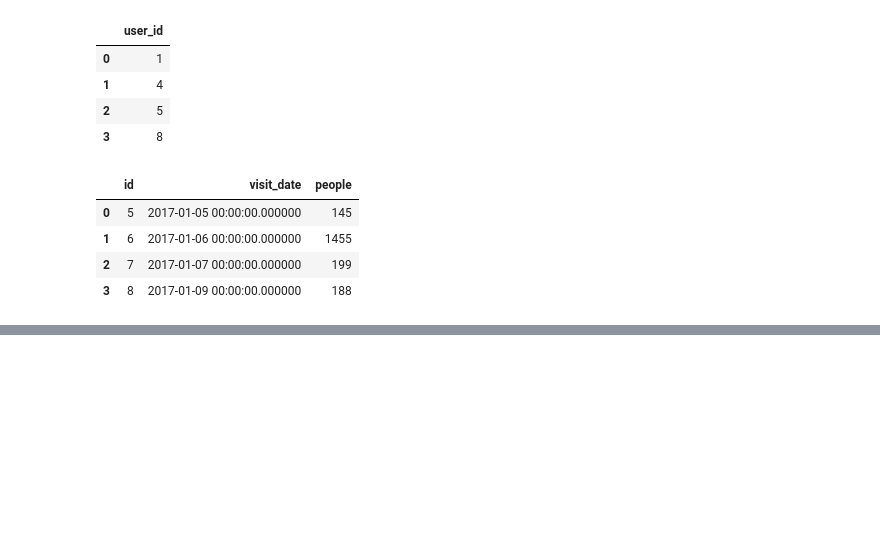
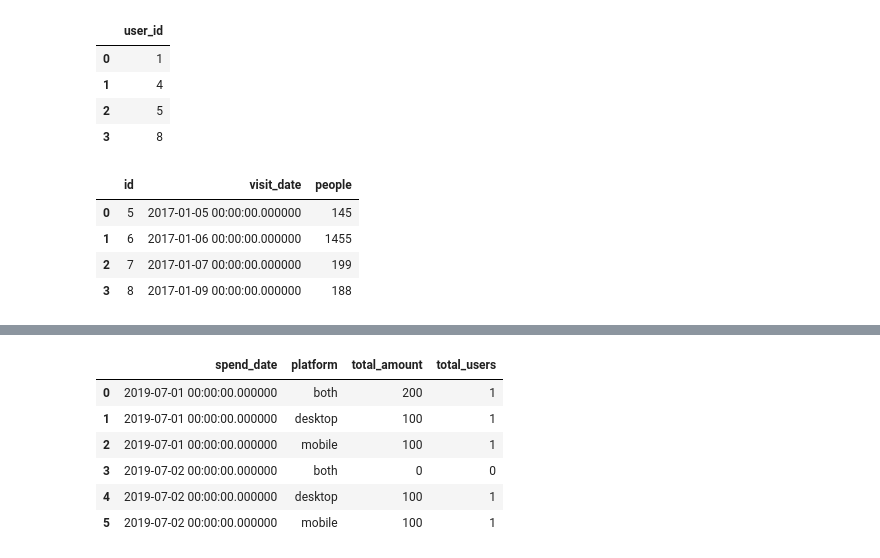
Before and after one commit to baxt1or/leetcode_database_problems, a Jupyter notebook: leetcode_sql_premium.ipynb, the cells around one changed output, grey strips where cells are left out. Saved outputs shown, nothing was run; the diff lists cells and outputs as text; code cells hidden in the pictures; blank space fills up the shorter version.

```diff
--- a/leetcode_sql_premium.ipynb
+++ b/leetcode_sql_premium.ipynb
@@ -7002,0 +7501,75 @@ make_select(query)
+# %%
+data = [[1, '2019-07-01', 'mobile', 100], [1, '2019-07-01', 'desktop', 100], [2, '2019-07-01', 'mobile', 100], [2, '2019-07-02', 'mobile', 100], [3, '2019-07-01', 'desktop', 100], [3, '2019-07-02', 'desktop', 100]]
+spending = pd.DataFrame(data, columns=['user_id', 'spend_date', 'platform', 'amount']).astype({'user_id':'Int64', 'spend_date':'datetime64[ns]', 'platform':'object', 'amount':'Int64'})
+
+
+
+query = """
+
+WITH cte AS (SELECT
+*,
+ROW_NUMBER() OVER(PARTITION BY user_id, spend_date ORDER BY platform) AS rn
+FROM spending),
+
+cte2 AS (SELECT
+*,
+SUM(rn) OVER(PARTITION BY user_id, spend_date) AS rn_id
+FROM cte),
+
+
+cte3 AS (SELECT
+user_id, spend_date,
+'both' AS platform,
+SUM(amount) AS total_amount,
+COUNT(DISTINCT user_id) AS total_users
+FROM cte2
+WHERE rn_id = 3
+GROUP BY 1, 2),
+
+
+final  AS (
+SELECT
+spend_date,
+platform,
+SUM(amount) AS total_amount,
+COUNT(DISTINCT user_id) AS total_users
+FROM cte2
+WHERE rn_id < 2
+GROUP BY 1, 2
+UNION
+SELECT spend_date, platform, total_amount, total_users FROM cte3),
+
+
+platform AS (SELECT
+'mobile' AS platform
+UNION
+SELECT 'desktop' AS platform
+UNION
+SELECT 'both' AS platform),
+
+dates AS (SELECT DISTINCT spend_date FROM spending),
+
+report AS (SELECT * FROM dates
+CROSS JOIN platform)
+
+
+SELECT
+r.spend_date,
+r.platform,
+COALESCE(f.total_amount, 0) AS total_amount,
+COALESCE(f.total_users,0) AS total_users
+FROM report r
+LEFT JOIN final f ON f.spend_date = r.spend_date AND f.platform = r.platform
+ORDER BY r.spend_date
+
+"""
+
+make_select(query)
+# %% [output]
+|  | spend_date | platform | total_amount | total_users |
+| 0 | 2019-07-01 00:00:00.000000 | both | 200 | 1 |
+| 1 | 2019-07-01 00:00:00.000000 | desktop | 100 | 1 |
+| 2 | 2019-07-01 00:00:00.000000 | mobile | 100 | 1 |
+| 3 | 2019-07-02 00:00:00.000000 | both | 0 | 0 |
+| 4 | 2019-07-02 00:00:00.000000 | desktop | 100 | 1 |
+| 5 | 2019-07-02 00:00:00.000000 | mobile | 100 | 1 |
```
Also changed, not shown: parts of 23 cells of this notebook.
